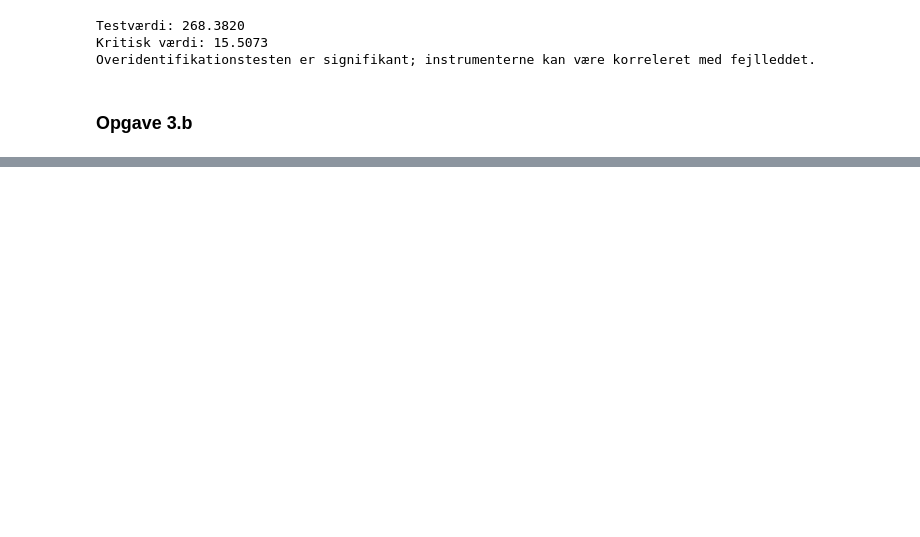
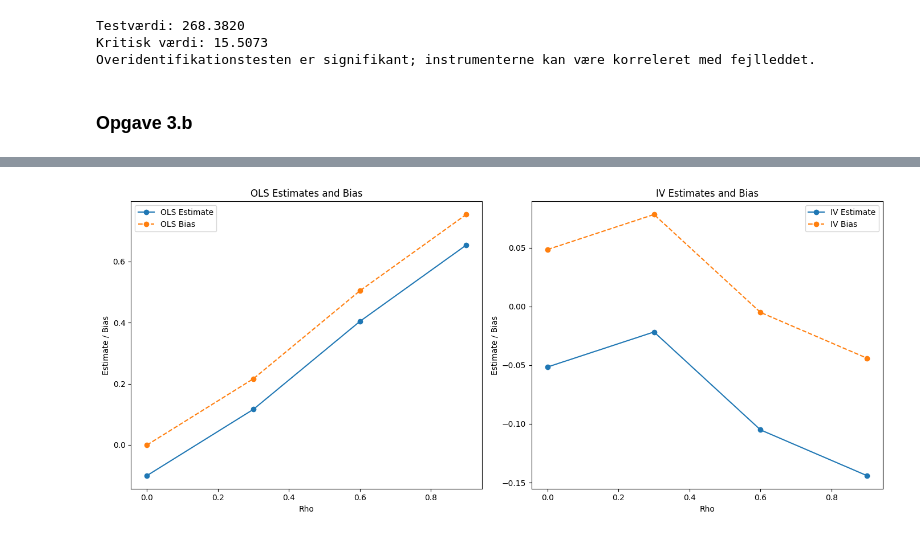
Before and after one commit to Maja0lsen/eksempel, a Jupyter notebook: Eksamen.ipynb, the cells around one changed output, grey strips where cells are left out. Cells and saved outputs as stored; diff of their text form; code cells hidden in the pictures; blank space fills up the shorter version.

```diff
--- a/Eksamen.ipynb
+++ b/Eksamen.ipynb
@@ -530,0 +620,91 @@ Overidentifikationstesten er signifikant; instrumenterne kan være korreleret me
+# %%
+# Constants
+alpha = 0.1
+beta_0 = 0
+gamma_0 = 1
+gamma_1 = 0.5
+n = 1000  # Sample size
+rho_values = [0, 0.3, 0.6, 0.9]  # Different values of rho for the simulation
+
+# Monte Carlo simulation under different scenarios for rho
+results = []
+
+# Setting a seed for reproducibility
+np.random.seed(42)
+
+for rho in rho_values:
+    # Generate data for the model
+    z_i = np.random.normal(0, 1, n)  # z_i ~ N(0, 1)
+    nu_i = np.random.normal(0, 1, n)  # nu_i ~ N(0, 1)
+    eta_i = np.random.normal(0, 1, n)  # eta_i ~ N(0, 1)
+
+    # Price equation p_i = gamma_0 + gamma_1 * z_i + nu_i
+    p_i = gamma_0 + gamma_1 * z_i + nu_i
+
+    # ξ_i = rho * nu_i + η_i
+    xi_i = rho * nu_i + eta_i
+
+    # Demand equation log(s_i) = beta_0 - alpha * p_i + xi_i
+    log_s_i = beta_0 - alpha * p_i + xi_i
+
+    # Create a DataFrame to store the generated data
+    df = pd.DataFrame({
+        'log_s_i': log_s_i,
+        'p_i': p_i,
+        'z_i': z_i
+    })
+
+    # OLS Estimation of alpha
+    ols_model = smf.ols(formula='log_s_i ~ p_i', data=df)
+    ols_results = ols_model.fit()
+    ols_alpha_estimate = ols_results.params['p_i']
+
+    # IV Estimation of alpha using z_i as an instrument for p_i
+    # First stage regression: Regress p_i on z_i
+    first_stage = smf.ols('p_i ~ z_i', data=df).fit()
+    df['p_i_hat'] = first_stage.fittedvalues
+
+    # Second stage regression: Regress log_s_i on predicted p_i
+    iv_model = smf.ols('log_s_i ~ p_i_hat', data=df).fit()
+    iv_alpha_estimate = iv_model.params['p_i_hat']
+
+    # Store the estimates, bias, and variance
+    ols_bias = ols_alpha_estimate + alpha
+    iv_bias = iv_alpha_estimate + alpha
+
+    results.append({
+        'rho': rho,
+        'OLS Estimate': ols_alpha_estimate,
+        'OLS Bias': ols_bias,
+        'OLS Variance': ols_results.bse['p_i'] ** 2,
+        'IV Estimate': iv_alpha_estimate,
+        'IV Bias': iv_bias,
+        'IV Variance': iv_model.bse['p_i_hat'] ** 2
+    })
+
+# Convert results to DataFrame and display
+results_df = pd.DataFrame(results)
+print(results_df.T)
+
+# Plotting the results for better visualization
+fig, axes = plt.subplots(1, 2, figsize=(14, 6))
+
+# Plot OLS estimates and bias
+axes[0].plot(results_df['rho'], results_df['OLS Estimate'], label='OLS Estimate', marker='o')
+axes[0].plot(results_df['rho'], results_df['OLS Bias'], label='OLS Bias', marker='o', linestyle='--')
+axes[0].set_xlabel('Rho')
+axes[0].set_ylabel('Estimate / Bias')
+axes[0].set_title('OLS Estimates and Bias')
+axes[0].legend()
+
+# Plot IV estimates and bias
+axes[1].plot(results_df['rho'], results_df['IV Estimate'], label='IV Estimate', marker='o')
+axes[1].plot(results_df['rho'], results_df['IV Bias'], label='IV Bias', marker='o', linestyle='--')
+axes[1].set_xlabel('Rho')
+axes[1].set_ylabel('Estimate / Bias')
+axes[1].set_title('IV Estimates and Bias')
+axes[1].legend()
+
+plt.tight_layout()
+plt.show()
+# %% [output]
@@ -530,0 +719 @@ Overidentifikationstesten er signifikant; instrumenterne kan være korreleret me
+[figure, added]
```
Also changed, not shown: parts of 17 cells of this notebook.
